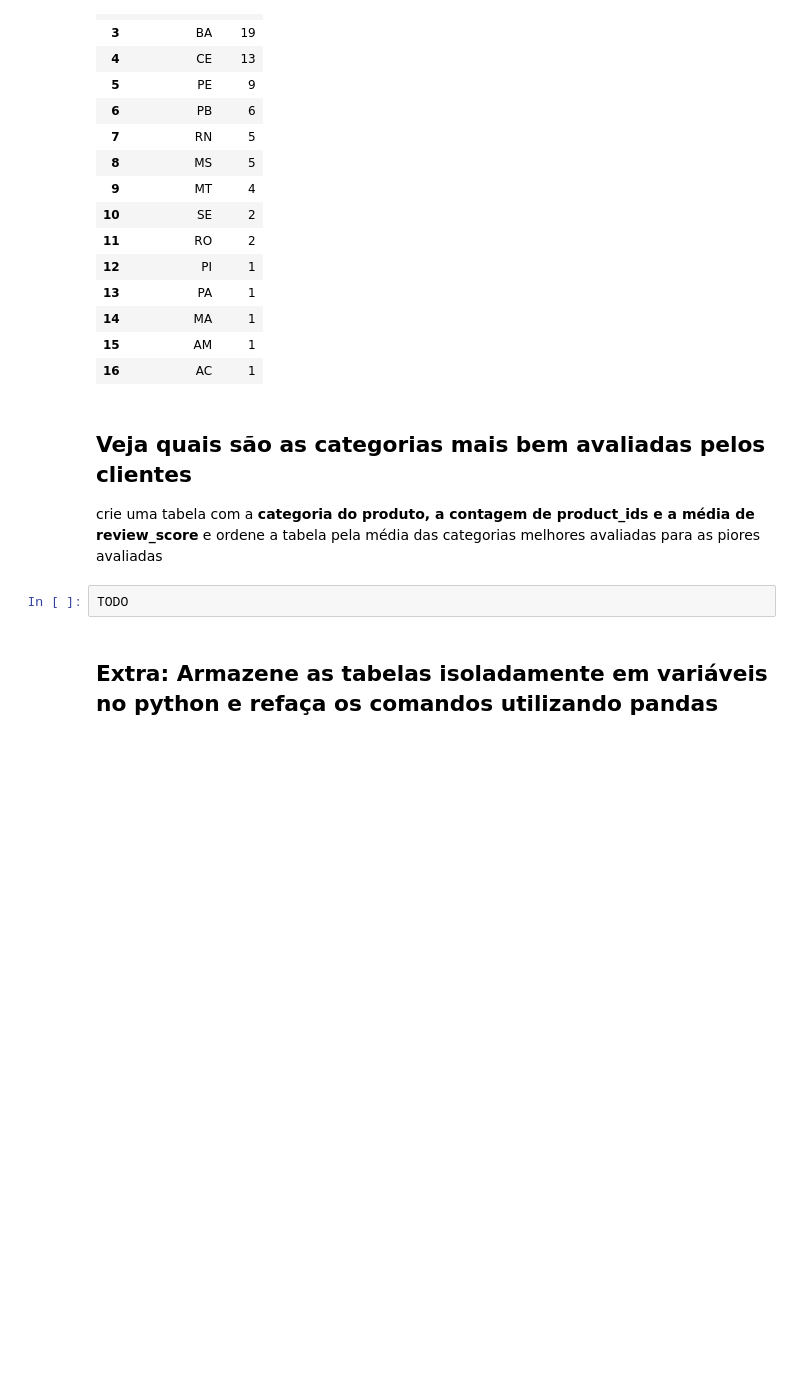
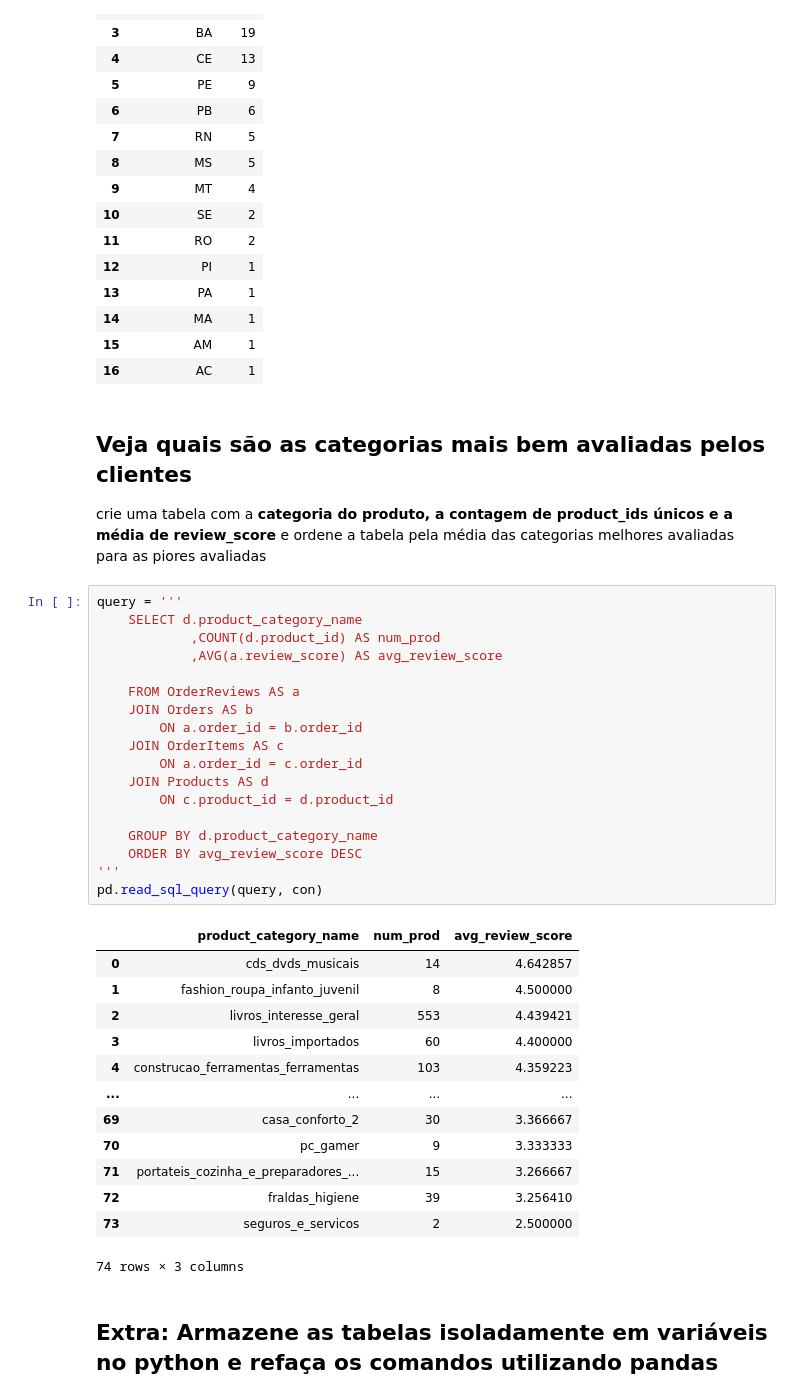
Before and after one commit to ossamum/aulas-mesttra, a Jupyter notebook: SQL/Aula 04 - SQL - Exercícios.ipynb, the cells around one changed output. Saved outputs shown, nothing was run; the diff lists cells and outputs as text; blank space fills up the shorter version.

```diff
--- a/SQL/Aula 04 - SQL - Exercícios.ipynb
+++ b/SQL/Aula 04 - SQL - Exercícios.ipynb
@@ -374,9 +374,39 @@ pd.read_sql(query, con)
 # %% [markdown]
 ## Veja quais são as categorias mais bem avaliadas pelos clientes
 
-crie uma tabela com a **categoria do produto, a contagem de product_ids e a média de review_score** e ordene a tabela pela média das categorias melhores avaliadas para as piores avaliadas
+crie uma tabela com a **categoria do produto, a contagem de product_ids únicos e a média de review_score** e ordene a tabela pela média das categorias melhores avaliadas para as piores avaliadas
-# %%
-TODO
+# %%
+query = '''
+    SELECT d.product_category_name
+            ,COUNT(d.product_id) AS num_prod
+            ,AVG(a.review_score) AS avg_review_score
+
+    FROM OrderReviews AS a
+    JOIN Orders AS b
+        ON a.order_id = b.order_id
+    JOIN OrderItems AS c
+        ON a.order_id = c.order_id
+    JOIN Products AS d
+        ON c.product_id = d.product_id
+
+    GROUP BY d.product_category_name
+    ORDER BY avg_review_score DESC
+'''
+pd.read_sql_query(query, con)
+# %% [output]
+|  | product_category_name | num_prod | avg_review_score |
+| 0 | cds_dvds_musicais | 14 | 4.642857 |
+| 1 | fashion_roupa_infanto_juvenil | 8 | 4.500000 |
+| 2 | livros_interesse_geral | 553 | 4.439421 |
+| 3 | livros_importados | 60 | 4.400000 |
+| 4 | construcao_ferramentas_ferramentas | 103 | 4.359223 |
+| ... | ... | ... | ... |
+| 69 | casa_conforto_2 | 30 | 3.366667 |
+| 70 | pc_gamer | 9 | 3.333333 |
+| 71 | portateis_cozinha_e_preparadores_... | 15 | 3.266667 |
+| 72 | fraldas_higiene | 39 | 3.256410 |
+| 73 | seguros_e_servicos | 2 | 2.500000 |
+74 rows × 3 columns
 # %% [markdown]
 ## Extra: Armazene as tabelas isoladamente em variáveis no python e refaça os comandos utilizando pandas
 # %% [markdown]
```
Also changed, not shown: parts of 2 cells of this notebook.
